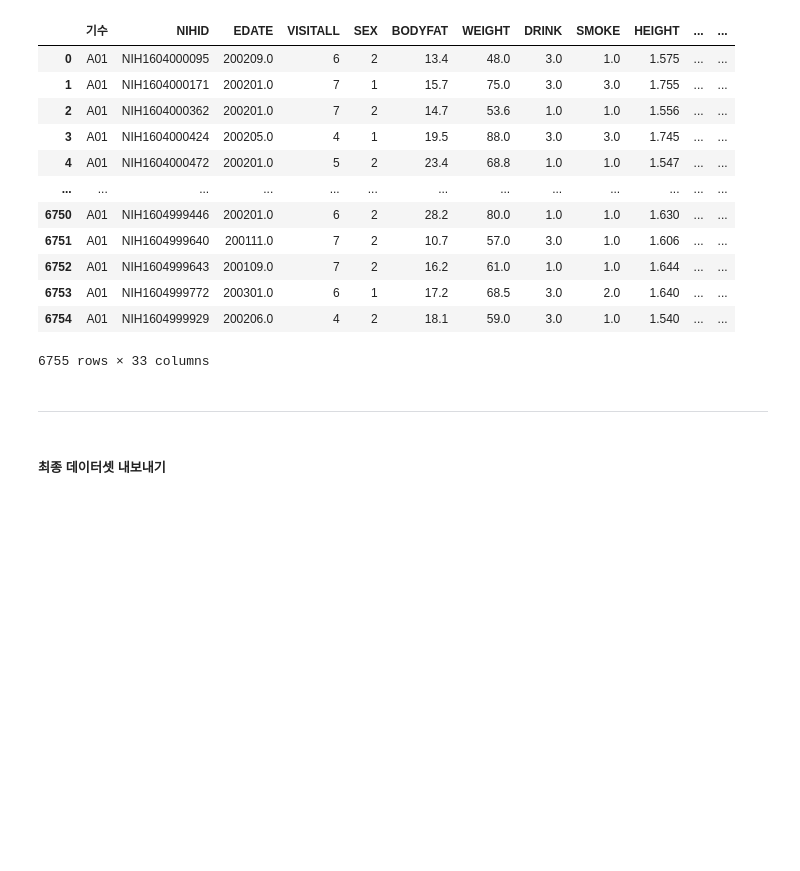
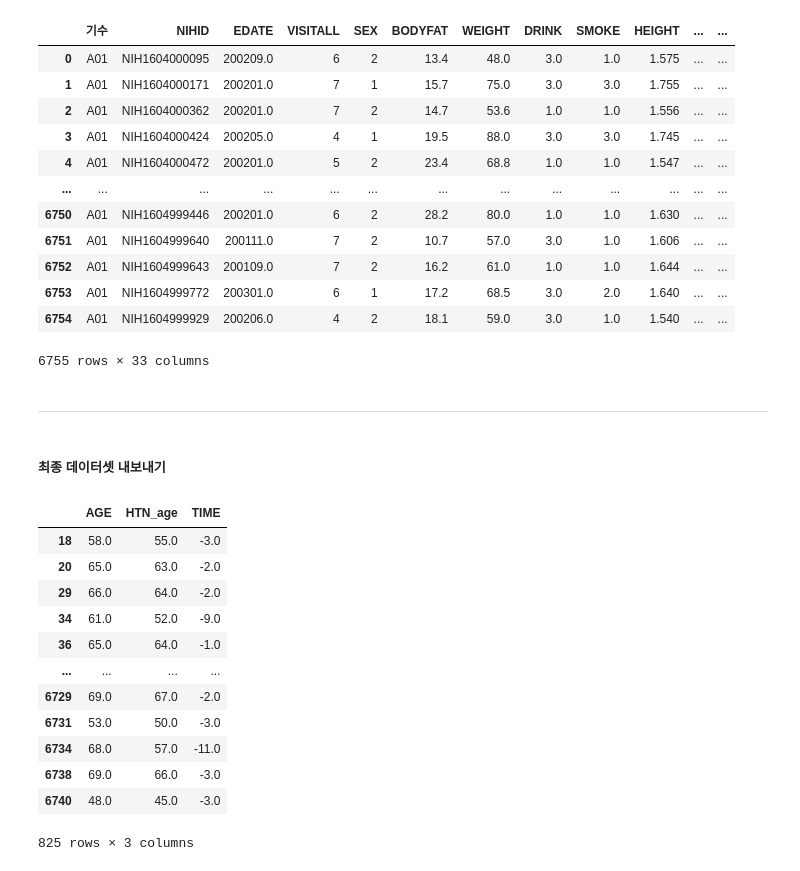
Before and after one commit to ZIO-KIM/SNUlab, a Jupyter notebook: 국민건강영양조사+안산안성_ABSI.ipynb, the cells around one changed output. Saved outputs shown, nothing was run; the diff lists cells and outputs as text; code cells hidden in the pictures; blank space fills up the shorter version.

```diff
--- a/국민건강영양조사+안산안성_ABSI.ipynb
+++ b/국민건강영양조사+안산안성_ABSI.ipynb
@@ -1469,0 +1577,6 @@ Name: GOUT_final, dtype: int64
+# %%
+# MI 과거력
+# 0으로 놓고 시작, 발병나이가 첫검진 나이보다 작으면 1로 변경
+
+disease_df_p['PHX_MI'] = 0
+disease_df_p.loc[(disease_df_p['MI_final'] == 1) & (disease_df_p['AGE'] > disease_df_p['MI_age']), 'PHX_MI'] = 1
@@ -1469,0 +1589,6 @@ Name: GOUT_final, dtype: int64
+# %%
+# LIP 과거력
+# 0으로 놓고 시작, 발병나이가 첫검진 나이보다 작으면 1로 변경
+
+disease_df_p['PHX_LIP'] = 0
+disease_df_p.loc[(disease_df_p['LIP_final'] == 1) & (disease_df_p['AGE'] > disease_df_p['LIP_age']), 'PHX_LIP'] = 1
@@ -1469,0 +1601,6 @@ Name: GOUT_final, dtype: int64
+# %%
+# CEVA 과거력
+# 0으로 놓고 시작, 발병나이가 첫검진 나이보다 작으면 1로 변경
+
+disease_df_p['PHX_CEVA'] = 0
+disease_df_p.loc[(disease_df_p['CEVA_final'] == 1) & (disease_df_p['AGE'] > disease_df_p['CEVA_age']), 'PHX_CEVA'] = 1
@@ -1469,0 +1613,6 @@ Name: GOUT_final, dtype: int64
+# %%
+# GOUT 과거력
+# 0으로 놓고 시작, 발병나이가 첫검진 나이보다 작으면 1로 변경
+
+disease_df_p['PHX_GOUT'] = 0
+disease_df_p.loc[(disease_df_p['GOUT_final'] == 1) & (disease_df_p['AGE'] > disease_df_p['GOUT_age']), 'PHX_GOUT'] = 1
@@ -1771,3 +1928,20 @@ mi_df.to_csv('0. data\\국건영_ABSI\\absi_mi.csv', encoding = 'euc-kr', index
 lip_df.to_csv('0. data\\국건영_ABSI\\absi_lip.csv', encoding = 'euc-kr', index = False)
 ceva_df.to_csv('0. data\\국건영_ABSI\\absi_ceva.csv', encoding = 'euc-kr', index = False)
 gout_df.to_csv('0. data\\국건영_ABSI\\absi_gout.csv', encoding = 'euc-kr', index = False)
+# %%
+tt = htn_df.loc[htn_df['TIME'] < 0]
+tt[['AGE', 'HTN_age', 'TIME']]
+# %% [output]
+|  | AGE | HTN_age | TIME |
+| 18 | 58.0 | 55.0 | -3.0 |
+| 20 | 65.0 | 63.0 | -2.0 |
+| 29 | 66.0 | 64.0 | -2.0 |
+| 34 | 61.0 | 52.0 | -9.0 |
+| 36 | 65.0 | 64.0 | -1.0 |
+| ... | ... | ... | ... |
+| 6729 | 69.0 | 67.0 | -2.0 |
+| 6731 | 53.0 | 50.0 | -3.0 |
+| 6734 | 68.0 | 57.0 | -11.0 |
+| 6738 | 69.0 | 66.0 | -3.0 |
+| 6740 | 48.0 | 45.0 | -3.0 |
+825 rows × 3 columns
```
Also changed, not shown: parts of 18 cells of this notebook, 1 other file.
